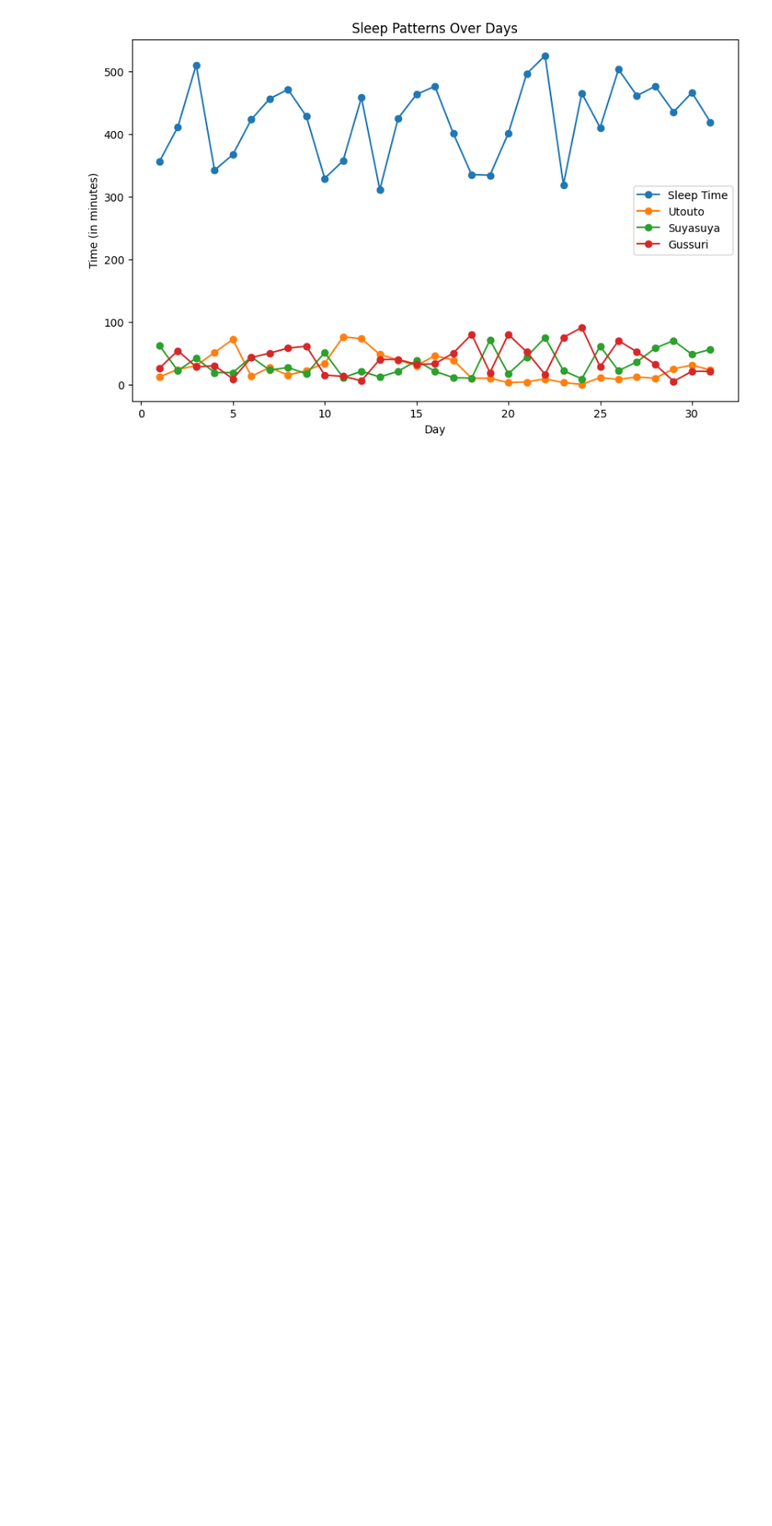
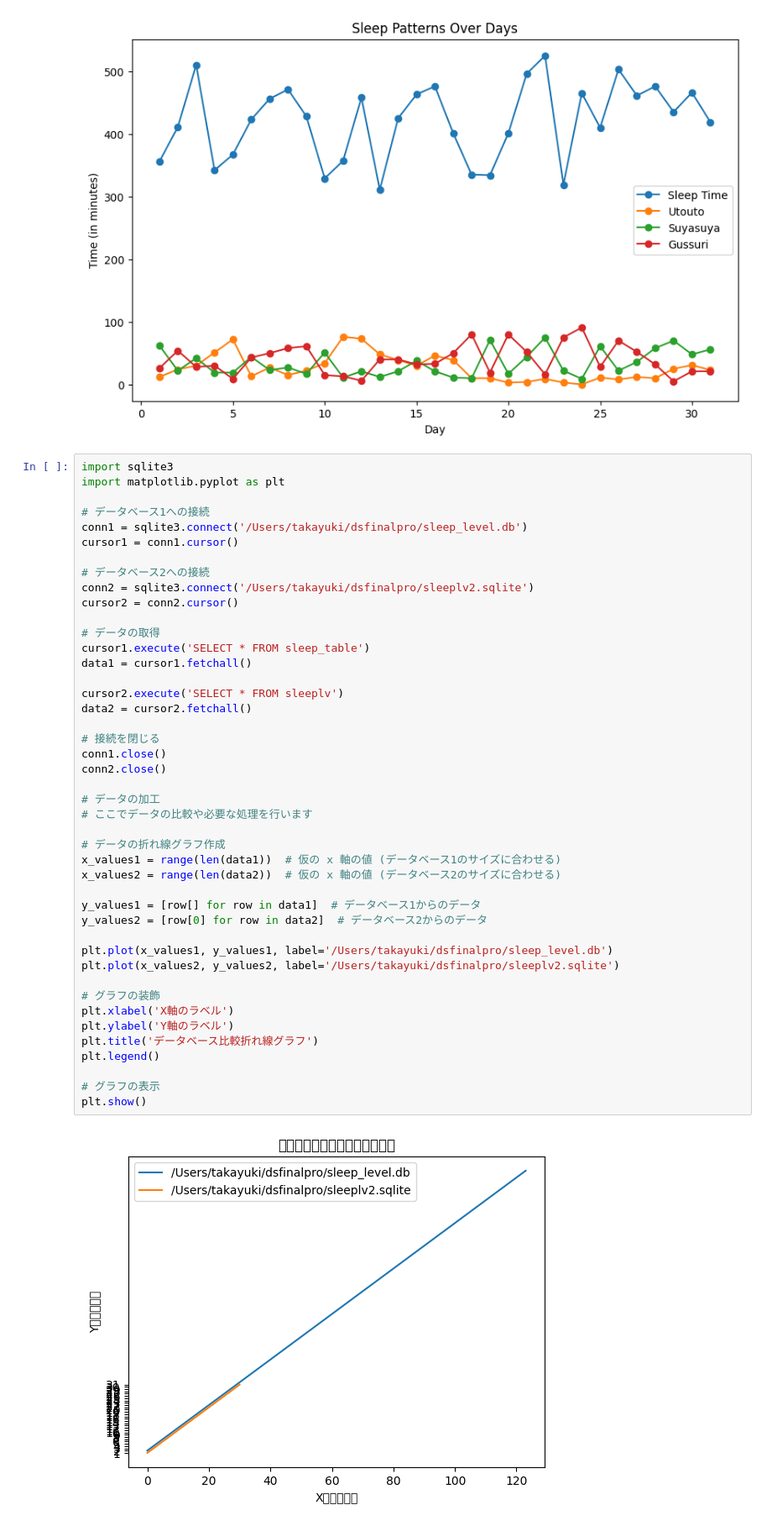
Before and after one commit to takaaaaaayuki/dsfinalpro, a Jupyter notebook: sleep_lv2.ipynb, the cells around one changed output. Shown: that part at 84% size. Cells and saved outputs as stored; diff of their text form; blank space fills up the shorter version.

```diff
--- a/sleep_lv2.ipynb
+++ b/sleep_lv2.ipynb
@@ -348,3 +323,49 @@ plt.legend()
 plt.show()
 # %% [output]
 [figure]
+# %%
+import sqlite3
+import matplotlib.pyplot as plt
+
+# データベース1への接続
+conn1 = sqlite3.connect('/Users/takayuki/dsfinalpro/sleep_level.db')
+cursor1 = conn1.cursor()
+
+# データベース2への接続
+conn2 = sqlite3.connect('/Users/takayuki/dsfinalpro/sleeplv2.sqlite')
+cursor2 = conn2.cursor()
+
+# データの取得
+cursor1.execute('SELECT * FROM sleep_table')
+data1 = cursor1.fetchall()
+
+cursor2.execute('SELECT * FROM sleeplv')
+data2 = cursor2.fetchall()
+
+# 接続を閉じる
+conn1.close()
+conn2.close()
+
+# データの加工
+# ここでデータの比較や必要な処理を行います
+
+# データの折れ線グラフ作成
+x_values1 = range(len(data1))  # 仮の x 軸の値 (データベース1のサイズに合わせる)
+x_values2 = range(len(data2))  # 仮の x 軸の値 (データベース2のサイズに合わせる)
+
+y_values1 = [row[] for row in data1]  # データベース1からのデータ
+y_values2 = [row[0] for row in data2]  # データベース2からのデータ
+
+plt.plot(x_values1, y_values1, label='/Users/takayuki/dsfinalpro/sleep_level.db')
+plt.plot(x_values2, y_values2, label='/Users/takayuki/dsfinalpro/sleeplv2.sqlite')
+
+# グラフの装飾
+plt.xlabel('X軸のラベル')
+plt.ylabel('Y軸のラベル')
+plt.title('データベース比較折れ線グラフ')
+plt.legend()
+
+# グラフの表示
+plt.show()
+# %% [output]
+[figure, added]
```
Also changed, not shown: parts of 5 cells of this notebook.
